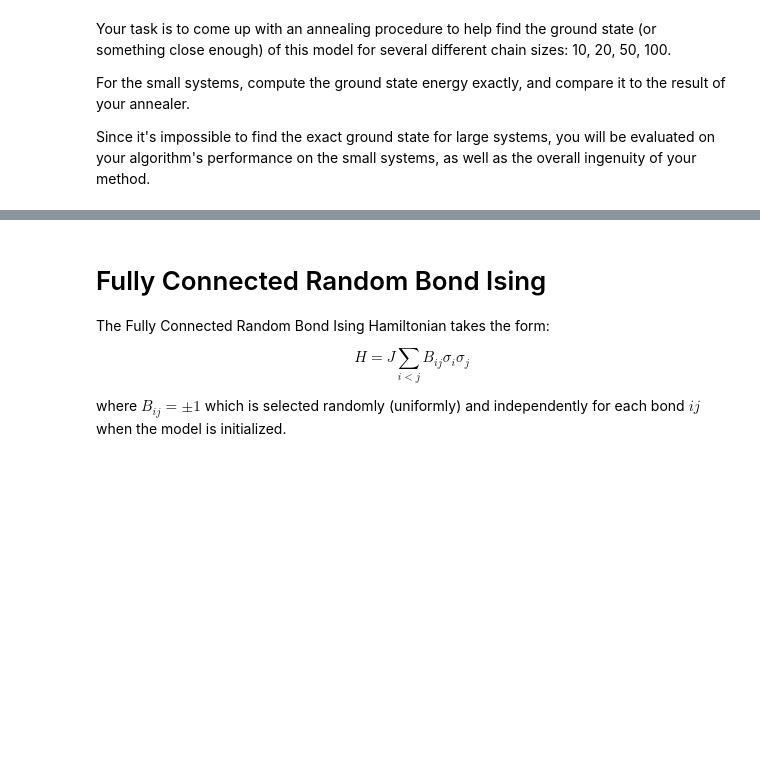
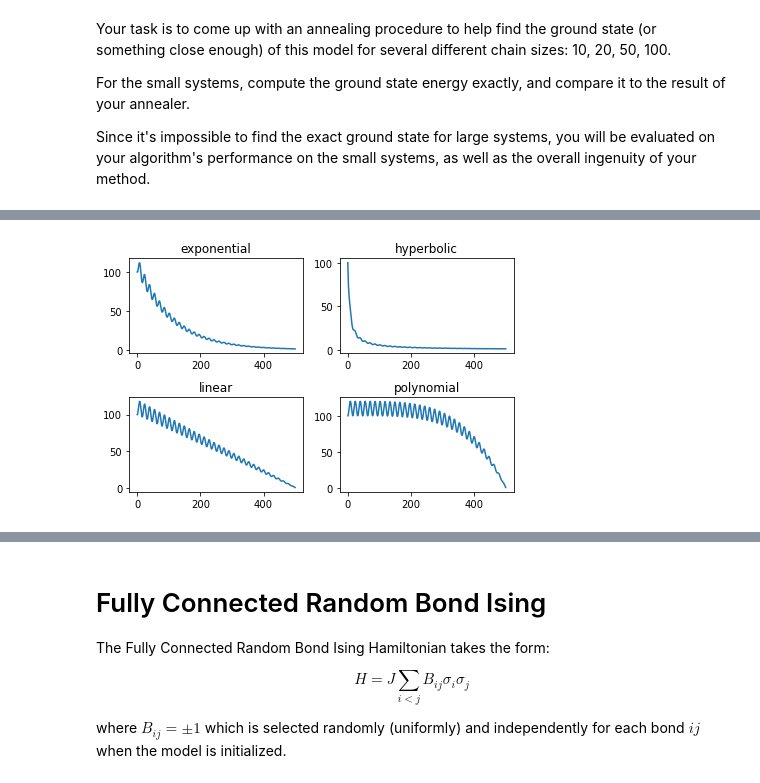
Before and after one commit to MelkoCollective/CDL_2020, a Jupyter notebook: Project_4_Ising_Annealer/Task_2.ipynb, the cells around one changed output, grey strips where cells are left out. Cells and saved outputs as stored; diff of their text form; code cells hidden in the pictures; blank space fills up the shorter version.

```diff
--- a/Project_4_Ising_Annealer/Task_2.ipynb
+++ b/Project_4_Ising_Annealer/Task_2.ipynb
@@ -142,0 +183,29 @@ Let us try the exponential time decay from the previous notebook, and see how do
+# %%
+N, Ti, Tf = 500, 100, 1
+a, b = 0.2, N / 5
+fig, axs = plt.subplots(2, 2)
+
+# exponential decay schedule
+T, time = osc_decay_schedule(*exp_decay_schedule(N, Ti, Tf), a, b)
+axs[0, 0].plot(time, T)
+axs[0, 0].set_title("exponential")
+
+# hyperbolic decay schedule
+T, time = osc_decay_schedule(*inv_decay_schedule(N, Ti, Tf), a, b)
+axs[0, 1].plot(time, T)
+axs[0, 1].set_title("hyperbolic")
+
+# linear decay schedule
+T, time = osc_decay_schedule(*lin_decay_schedule(N, Ti, Tf), a, b)
+axs[1, 0].plot(time, T)
+axs[1, 0].set_title("linear")
+
+# polynomial decay schedule
+T, time = osc_decay_schedule(*poly_decay_schedule(N, Ti, Tf, degree=4), a, b)
+axs[1, 1].plot(time, T)
+axs[1, 1].set_title("polynomial")
+
+fig.tight_layout()
+plt.show()
+# %% [output]
+[figure, added]
```
Also changed, not shown: parts of 15 cells of this notebook, 1 other file.
